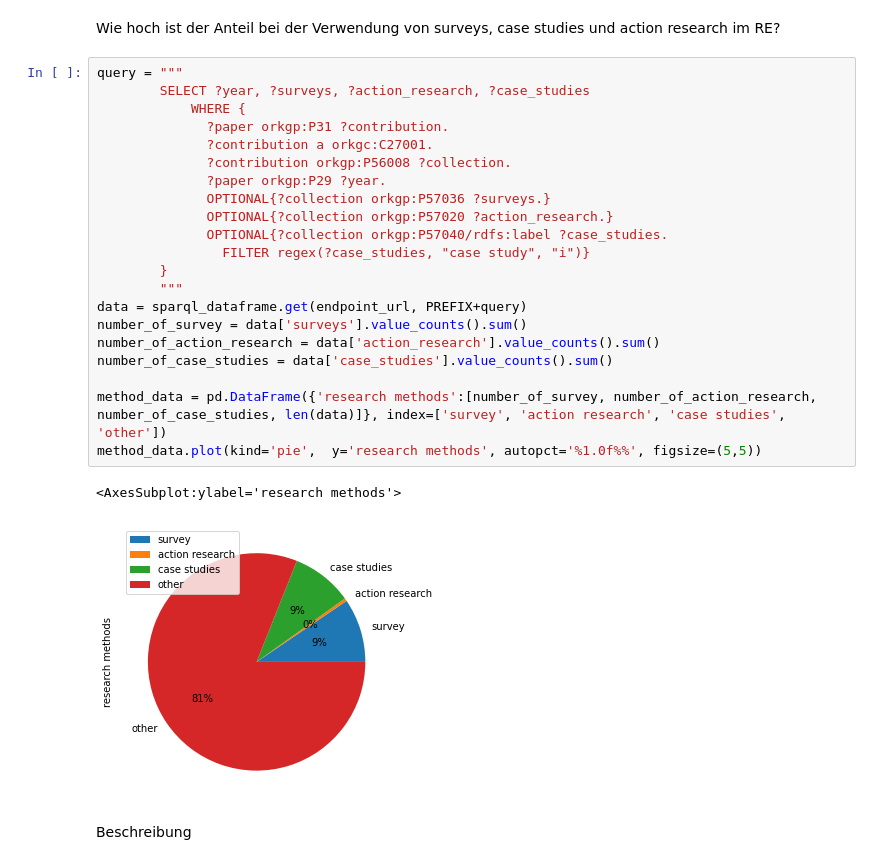
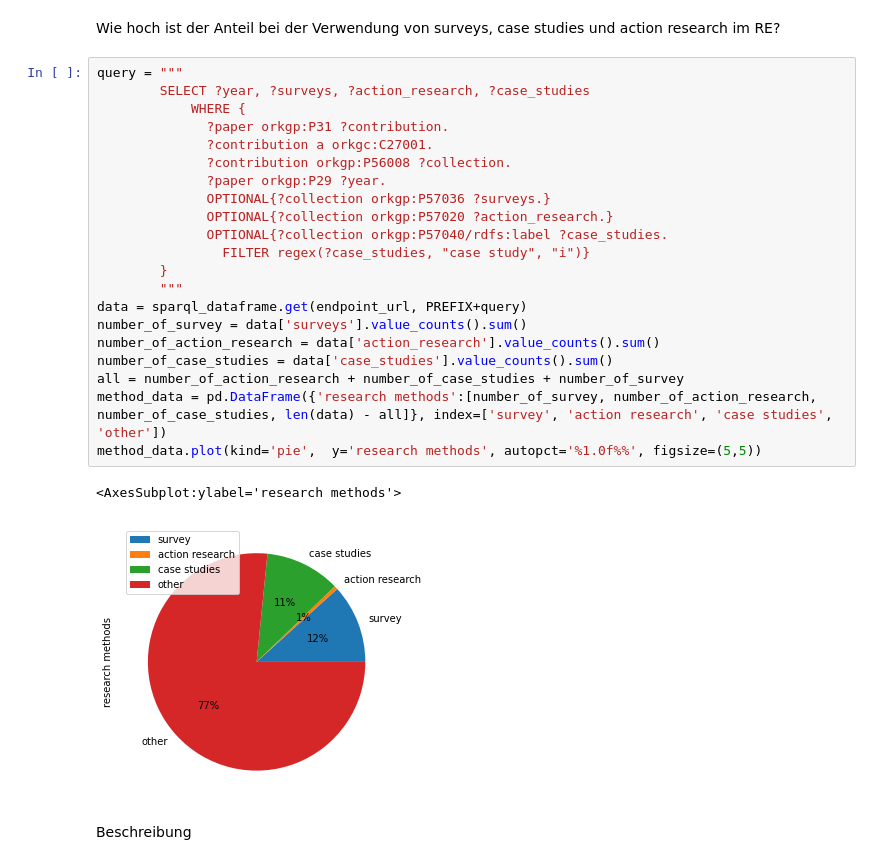
Before and after one commit to fWern/Bachelor-Thesis, a Jupyter notebook: sjoberg_roadmap_questions.ipynb, the cells around one changed output. Cells and saved outputs as stored; diff of their text form.

```diff
--- a/sjoberg_roadmap_questions.ipynb
+++ b/sjoberg_roadmap_questions.ipynb
@@ -67,27 +68,27 @@ Wie hoch ist der Anteil bei der Verwendung von surveys, case studies und action
 # %%
 query = """
         SELECT ?year, ?surveys, ?action_research, ?case_studies
             WHERE {
               ?paper orkgp:P31 ?contribution.
               ?contribution a orkgc:C27001.
               ?contribution orkgp:P56008 ?collection.
               ?paper orkgp:P29 ?year.
               OPTIONAL{?collection orkgp:P57036 ?surveys.}
               OPTIONAL{?collection orkgp:P57020 ?action_research.}
               OPTIONAL{?collection orkgp:P57040/rdfs:label ?case_studies.
                 FILTER regex(?case_studies, "case study", "i")}
         }
         """
 data = sparql_dataframe.get(endpoint_url, PREFIX+query)
 number_of_survey = data['surveys'].value_counts().sum()
 number_of_action_research = data['action_research'].value_counts().sum()
 number_of_case_studies = data['case_studies'].value_counts().sum()
-
-method_data = pd.DataFrame({'research methods':[number_of_survey, number_of_action_research, number_of_case_studies, len(data)]}, index=['survey', 'action research', 'case studies', 'other'])
+all = number_of_action_research + number_of_case_studies + number_of_survey
+method_data = pd.DataFrame({'research methods':[number_of_survey, number_of_action_research, number_of_case_studies, len(data) - all]}, index=['survey', 'action research', 'case studies', 'other'])
 method_data.plot(kind='pie',  y='research methods', autopct='%1.0f%%', figsize=(5,5))
 # %% [output]
 <AxesSubplot:ylabel='research methods'>
-[figure, old version]
+[figure, new version]
 # %% [markdown]
 Beschreibung
 # %% [markdown]
```
Also changed, not shown: parts of 17 cells of this notebook.
